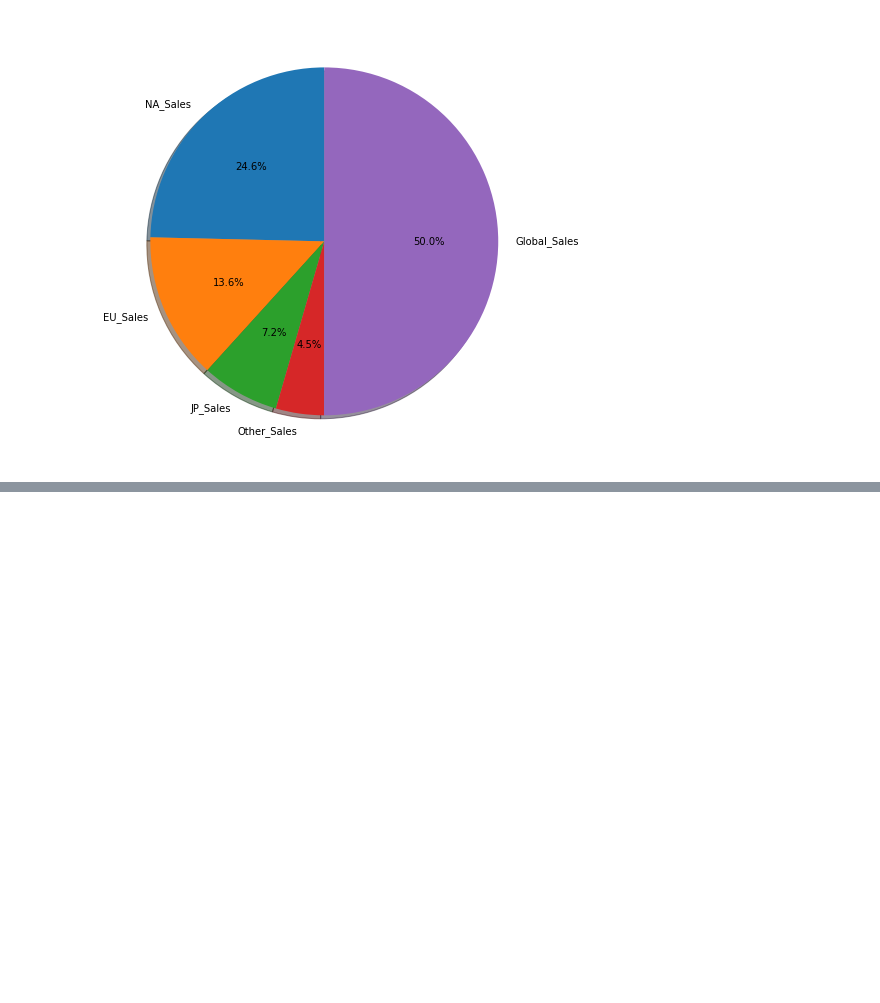
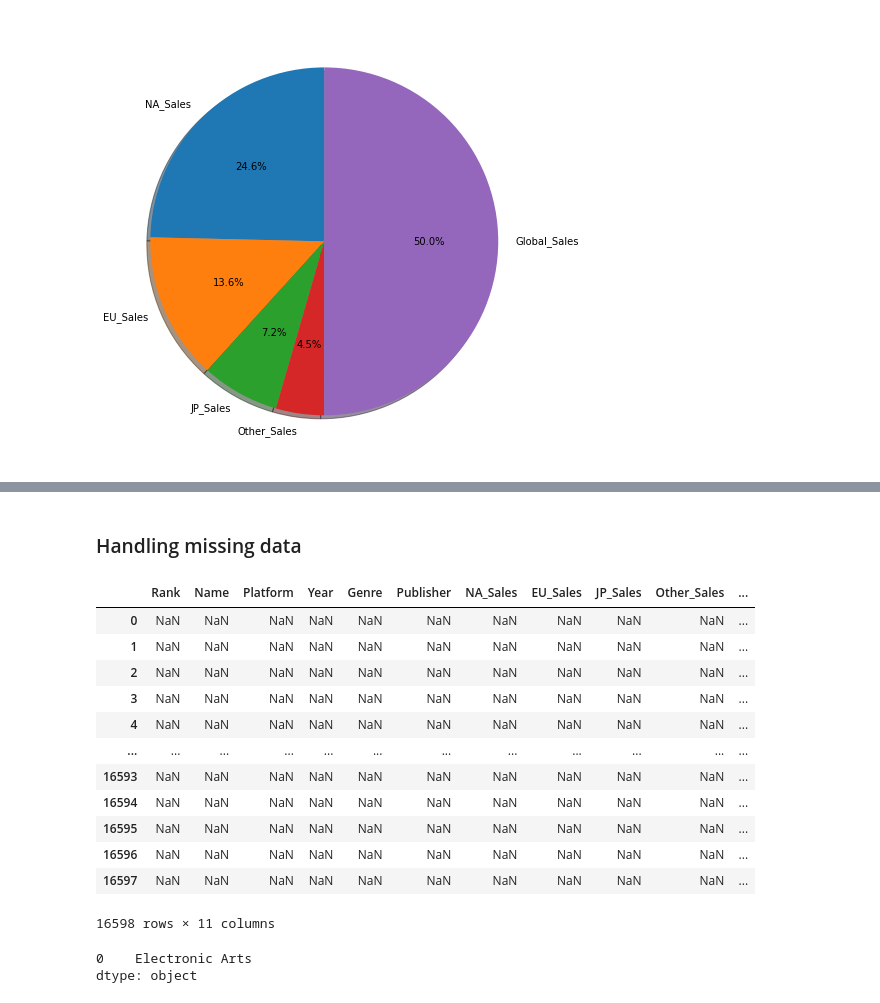
Before and after one commit to ackermanjayjay/walkhtrough-ai, a Jupyter notebook: Data Analytic/Data_analytic.ipynb, the cells around one changed output, grey strips where cells are left out. Drawn from its saved outputs; the diff is of its cells as text; code cells hidden in the pictures; blank space fills up the shorter version.

```diff
--- a/Data Analytic/Data_analytic.ipynb
+++ b/Data Analytic/Data_analytic.ipynb
@@ -174,0 +218,20 @@ plt.show()
+# %% [markdown]
+### Handling missing data
+# %%
+data_null=data.isnull()
+# %%
+data[data_null]
+# %% [output]
+|  | Rank | Name | Platform | Year | Genre | Publisher | NA_Sales | EU_Sales | JP_Sales | Other_Sales | ... |
+| 0 | NaN | NaN | NaN | NaN | NaN | NaN | NaN | NaN | NaN | NaN | ... |
+| 1 | NaN | NaN | NaN | NaN | NaN | NaN | NaN | NaN | NaN | NaN | ... |
+| 2 | NaN | NaN | NaN | NaN | NaN | NaN | NaN | NaN | NaN | NaN | ... |
+| 3 | NaN | NaN | NaN | NaN | NaN | NaN | NaN | NaN | NaN | NaN | ... |
+| 4 | NaN | NaN | NaN | NaN | NaN | NaN | NaN | NaN | NaN | NaN | ... |
+| ... | ... | ... | ... | ... | ... | ... | ... | ... | ... | ... | ... |
+| 16593 | NaN | NaN | NaN | NaN | NaN | NaN | NaN | NaN | NaN | NaN | ... |
+| 16594 | NaN | NaN | NaN | NaN | NaN | NaN | NaN | NaN | NaN | NaN | ... |
+| 16595 | NaN | NaN | NaN | NaN | NaN | NaN | NaN | NaN | NaN | NaN | ... |
+| 16596 | NaN | NaN | NaN | NaN | NaN | NaN | NaN | NaN | NaN | NaN | ... |
+| 16597 | NaN | NaN | NaN | NaN | NaN | NaN | NaN | NaN | NaN | NaN | ... |
+16598 rows × 11 columns
@@ -174,0 +240,5 @@ plt.show()
+# %%
+mode_publisher
+# %% [output]
+0    Electronic Arts
+dtype: object
```
Also changed, not shown: parts of 16 cells of this notebook.
